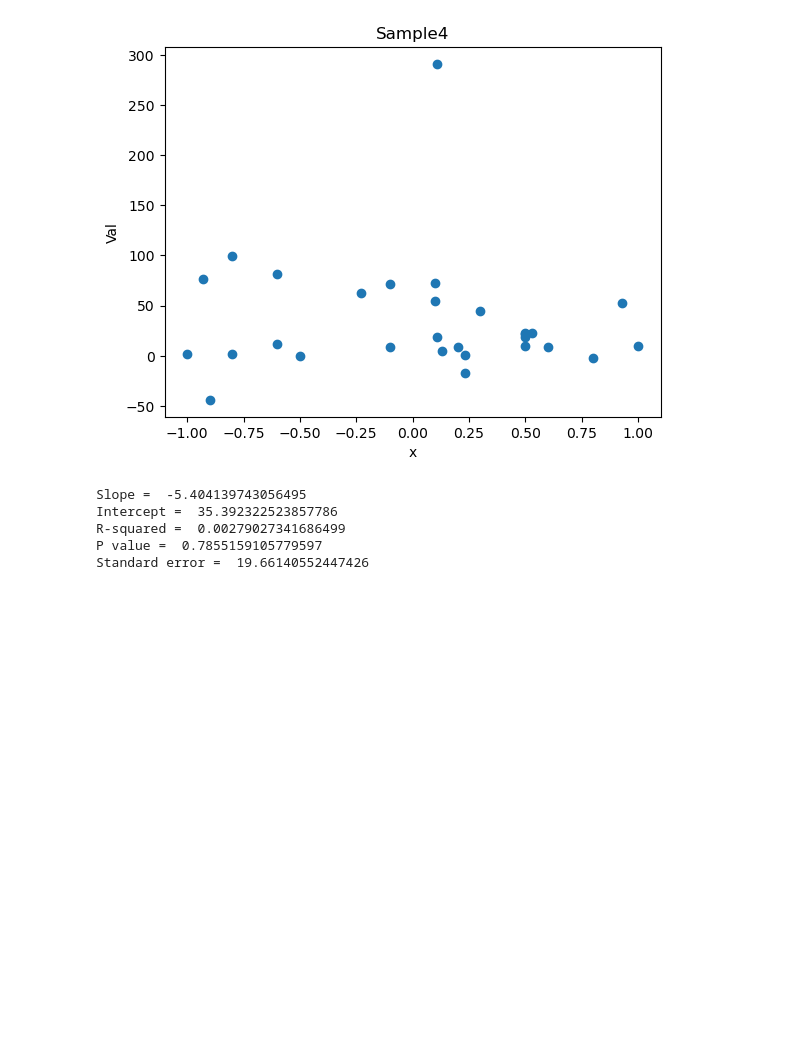
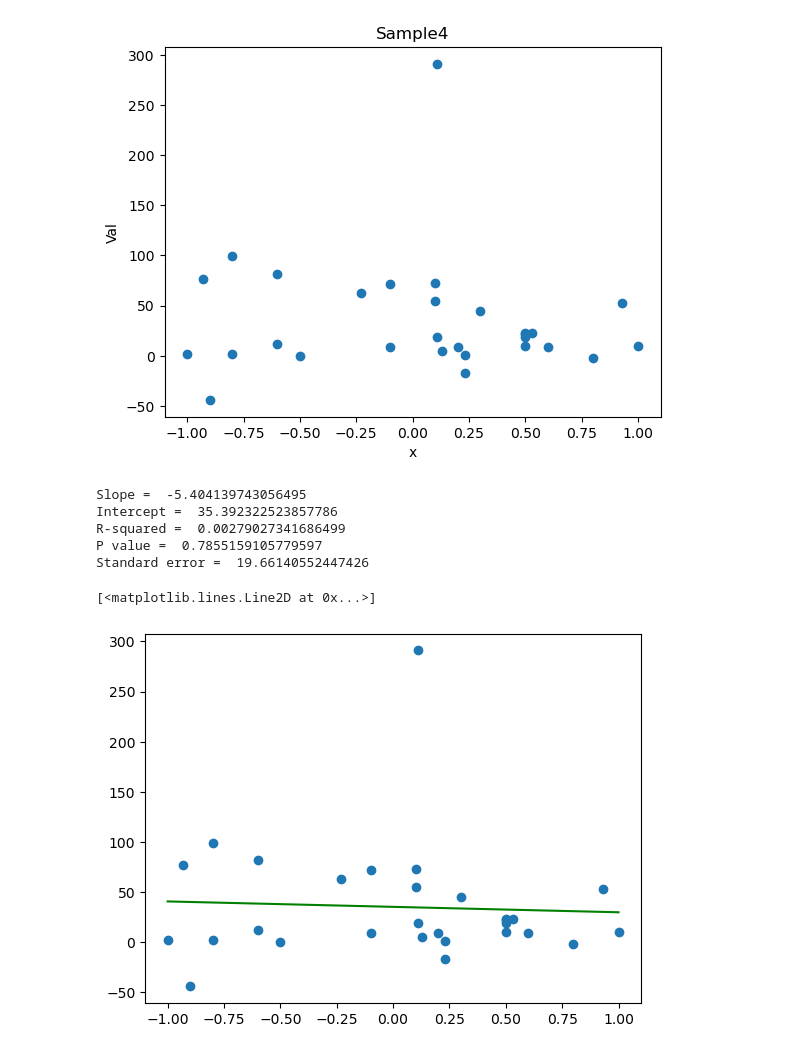
Before and after one commit to davidzeng21/DA7066, a Jupyter notebook: lecture10/my_analysis.ipynb, the cells around one changed output. Saved outputs shown, nothing was run; the diff lists cells and outputs as text; code cells hidden in the pictures; blank space fills up the shorter version.

Commit message:
Add scatter plot and regression line to analysis notebook

```diff
--- a/lecture10/my_analysis.ipynb
+++ b/lecture10/my_analysis.ipynb
@@ -35,3 +35,11 @@ Intercept =  35.392322523857786
 R-squared =  0.00279027341686499
 P value =  0.7855159105779597
 Standard error =  19.66140552447426
+# %%
+pyplot.scatter(xdata, ydata) # xdata and ydata are values from above
+xvals = range(-1,2)
+yvals = slope*range(-1,2)+intercept
+pyplot.plot(xvals, yvals, color='g') # adding regression line
+# %% [output]
+[<matplotlib.lines.Line2D at 0x...>]
+[figure, added]
```
